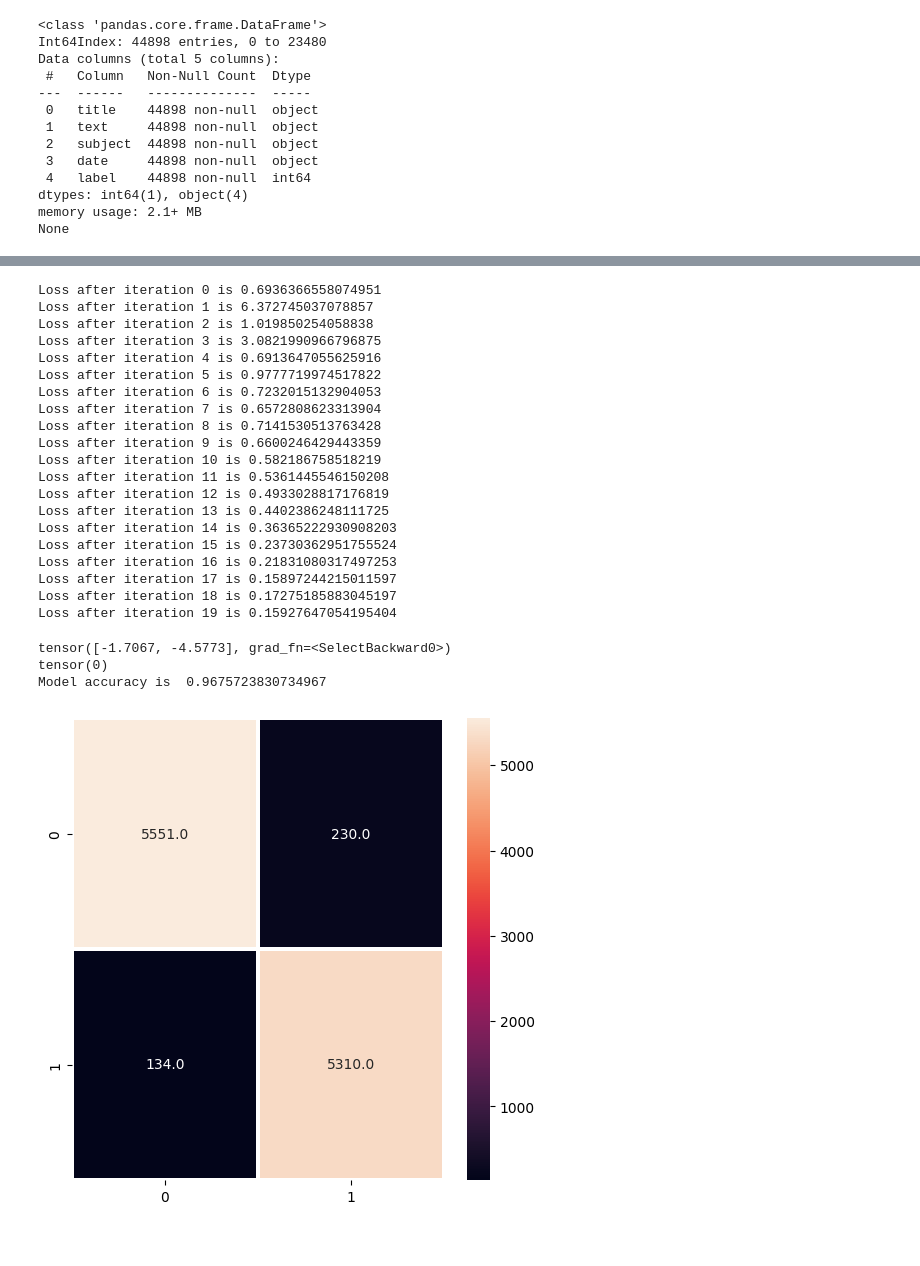
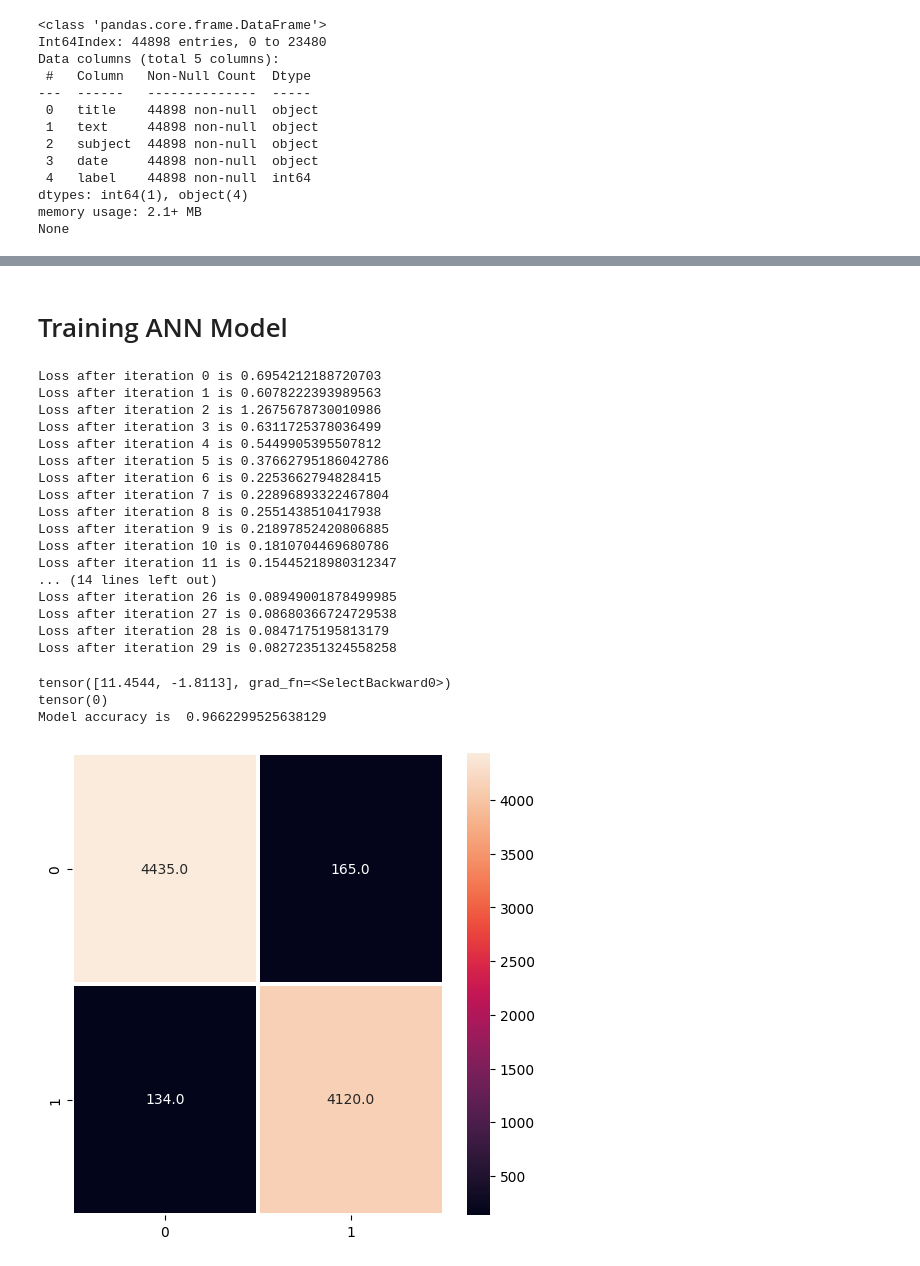
Before and after one commit to hosseindamavandi/Fake-News-Detection, a Jupyter notebook: Note-Books/ANN/ANN.ipynb, the cells around one changed output, grey strips where cells are left out. Drawn from its saved outputs; the diff is of its cells as text; code cells hidden in the pictures.

```diff
--- a/Note-Books/ANN/ANN.ipynb
+++ b/Note-Books/ANN/ANN.ipynb
@@ -267 +182,7 @@ print(Y_test.shape)
+# %%
+from sklearn.model_selection import train_test_split
+# Split the data into training and testing sets
+X_train, X_test, y_train, y_test = train_test_split(X_combined, y, test_size=0.2, random_state=42)
+# %% [markdown]
+# Training ANN Model
 # %%
@@ -289,10 +198,10 @@ class ANN(nn.Module):
 
         super(ANN,self).__init__() # Inhertiting
 
-        self.linear1 = nn.Linear(5008,2000) # IN 5008 OUT 2000
+        self.linear1 = nn.Linear(200,1000) # IN 200 OUT 1000
         self.relu1 = nn.ReLU() # Actfunc 1
 
-        self.linear2 = nn.Linear(2000,500) # IN 2000 OUT 500
+        self.linear2 = nn.Linear(1000,500) # IN 1000 OUT 500
         self.relu2 = nn.ReLU()
 
         self.linear3 = nn.Linear(500,100) # IN 500 OUT 100
@@ -324,8 +233,8 @@ class ANN(nn.Module):
         return out
 
 
-model = ANN()
-optimizer = torch.optim.Adam(model.parameters(),lr=0.01)
+ann_model = ANN()
+optimizer = torch.optim.Adam(ann_model.parameters(),lr=0.01)
 # optimizer = torch.optim.Adam(model.parameters(), lr=0.01 * (0.1 ** (epoch // 10)))
 # optimizer = torch.optim.AdamW(model.parameters(), lr=0.01)
 
@@ -336,12 +245,12 @@ error = nn.CrossEntropyLoss()
 X_train = torch.Tensor(X_train)
 
 # You must convert it into LongTensor. I did it once
-Y_train = torch.Tensor(Y_train).type(torch.LongTensor)
+y_train = torch.Tensor(y_train).type(torch.LongTensor)
 
 X_test = torch.Tensor(X_test)
-Y_test = torch.Tensor(Y_test)
+y_test = torch.Tensor(y_test)
 
-EPOCHS = 20
+EPOCHS = 30
 
 for epoch in range(EPOCHS):
 
@@ -349,10 +258,10 @@ for epoch in range(EPOCHS):
     optimizer.zero_grad()
 
     # Forward Propagation
-    outs = model(X_train)
+    outs = ann_model(X_train)
 
     # Computing Loss
-    loss = error(outs,Y_train)
+    loss = error(outs,y_train)
 
     # Backward propagation
     loss.backward()
@@ -363,49 +272,46 @@ for epoch in range(EPOCHS):
     # Printing loss
     print(f"Loss after iteration {epoch} is {loss}")
 # %% [output]
-Loss after iteration 0 is 0.6936366558074951
-Loss after iteration 1 is 6.372745037078857
-Loss after iteration 2 is 1.019850254058838
-Loss after iteration 3 is 3.0821990966796875
-Loss after iteration 4 is 0.6913647055625916
-Loss after iteration 5 is 0.9777719974517822
-Loss after iteration 6 is 0.7232015132904053
-Loss after iteration 7 is 0.6572808623313904
-Loss after iteration 8 is 0.7141530513763428
-Loss after iteration 9 is 0.6600246429443359
-Loss after iteration 10 is 0.582186758518219
-Loss after iteration 11 is 0.5361445546150208
-Loss after iteration 12 is 0.4933028817176819
-Loss after iteration 13 is 0.4402386248111725
-Loss after iteration 14 is 0.36365222930908203
-Loss after iteration 15 is 0.23730362951755524
-Loss after iteration 16 is 0.21831080317497253
-Loss after iteration 17 is 0.15897244215011597
-Loss after iteration 18 is 0.17275185883045197
-Loss after iteration 19 is 0.15927647054195404
+Loss after iteration 0 is 0.6954212188720703
+Loss after iteration 1 is 0.6078222393989563
+Loss after iteration 2 is 1.2675678730010986
+Loss after iteration 3 is 0.6311725378036499
+Loss after iteration 4 is 0.5449905395507812
+Loss after iteration 5 is 0.37662795186042786
+Loss after iteration 6 is 0.2253662794828415
+Loss after iteration 7 is 0.22896893322467804
+Loss after iteration 8 is 0.2551438510417938
+Loss after iteration 9 is 0.21897852420806885
+Loss after iteration 10 is 0.1810704469680786
+Loss after iteration 11 is 0.15445218980312347
+... (14 lines left out)
+Loss after iteration 26 is 0.08949001878499985
+Loss after iteration 27 is 0.08680366724729538
+Loss after iteration 28 is 0.0847175195813179
+Loss after iteration 29 is 0.08272351324558258
 # %%
 # Importing metrics
 from sklearn.metrics import accuracy_score,confusion_matrix
 
 
 # Prediction
-y_head = model(X_test)
+y_head = ann_model(X_test)
 print(y_head[0])
 # Converting Prediction into labels
 y_pred = torch.max(y_head,1)[1]
 print(y_pred[0])
 
 # Accuracy score
-print("Model accuracy is ",accuracy_score(y_pred,Y_test))
+print("Model accuracy is ",accuracy_score(y_pred,y_test))
 # %% [output]
-tensor([-1.7067, -4.5773], grad_fn=<SelectBackward0>)
+tensor([11.4544, -1.8113], grad_fn=<SelectBackward0>)
 tensor(0)
-Model accuracy is  0.9675723830734967
+Model accuracy is  0.9662299525638129
 # %%
-confusion_matrix = confusion_matrix(y_pred=y_pred,y_true=Y_test)
+confusion_matrix = confusion_matrix(y_pred=y_pred,y_true=y_test)
 
 fig,ax = plt.subplots(figsize=(6,6))
 sns.heatmap(confusion_matrix,annot=True,fmt="0.1f",linewidths=1.5)
 plt.show()
 # %% [output]
-[figure, old version]
+[figure, new version]
```
Also changed, not shown: parts of 29 cells of this notebook.
